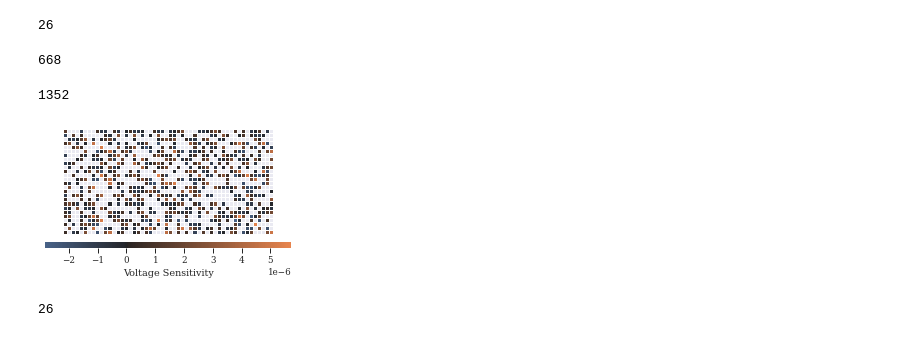
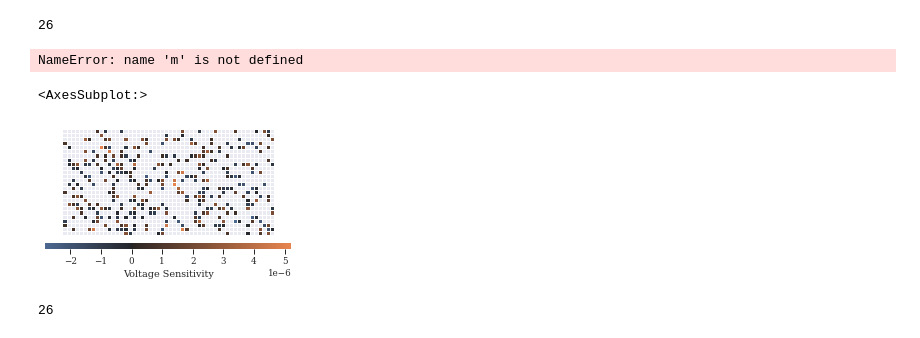
Before and after one commit to samtalki/PowerSensitivities.jl, a Jupyter notebook: notebooks/Sens_Matrix_Completion.ipynb, the cells around one changed output. Saved outputs shown, nothing was run; the diff lists cells and outputs as text; code cells hidden in the pictures.

```diff
--- a/notebooks/Sens_Matrix_Completion.ipynb
+++ b/notebooks/Sens_Matrix_Completion.ipynb
@@ -4,4 +4,8 @@ import seaborn as sns
 import matplotlib.pyplot as plt
 import pandas as pd
 import cvxpy as cp
-sns.set(style='darkgrid',font="DejaVu SerifElectric",context="paper",palette='colorblind')
+import imp
+imp.reload(cp)
+print(cp.installed_solvers())
+
+sns.set(style='darkgrid',font="DejaVu Serif",context="paper",palette='colorblind')
@@ -197,9 +201,11 @@ Where $||\mathbf{S} - \mathbf{S}_0||_F^2 = \sum_{m,n} (S[m,n]-S_0[m,n])^2$ is th
 # %% [markdown]
 ## 2.1: Linear Measurements and Spectral Analysis
 # %%
-m,n = S_13.shape
-# pick which entries we observe uniformly at random
-O = np.random.randint(0,2, (m, n))
-# multiply A by O coordinate-wise
+def linear_measurements(S,pct_obs):
+    """Generates an MxN matrix where pct_unobs are not seen"""
+    m,n = S.shape
+    # pick which entries we observe uniformly at random
+    O = np.random.binomial(1,p=pct_obs,size=(m,n))
+    return np.multiply(S,O)
 
-Y = np.multiply(S_13, O)
+Y = linear_measurements(S_13,pct_obs=0.60)
@@ -207,44 +218,36 @@ Y = np.multiply(S_13, O)
 np.linalg.matrix_rank(Y)
 # %% [output]
 26
-# %%
-z = 0
-for row in O:
-    for i in row:
-        if(i == 0):
-            z+=1
-
-print(z)
-# %% [output]
-668
 # %%
 m*n
 # %% [output]
-1352
+NameError: name 'm' is not defined
 # %%
 x = np.arange(25).reshape(5, 5)
 cmap = sns.diverging_palette(220, 20, as_cmap=True)
 # %%
 grid_kws = {"height_ratios": (.9, .05), "hspace": .1}
 fig,(ax,cbar_ax) = plt.subplots(2, gridspec_kw=grid_kws, figsize=(3.5,3.5/1.61828),constrained_layout=True)
 cmap = sns.diverging_palette(250, 30, l=65, center="dark", as_cmap=True)
+Y = linear_measurements(S_13,pct_obs=0.25)
 sns.heatmap(Y,cmap=cmap,
             center=0,square=True,mask=Y==0,
             xticklabels=False,yticklabels=False,ax=ax,
             cbar_ax=cbar_ax,linewidths=0.9,
             #vmin=-0.05,vmax=0.05,
            cbar_kws={"orientation": "horizontal",
                      "label":"Voltage Sensitivity",
                      "pad":0.1},
            rasterized=True)
 
 #sns.heatmap(Y, mask=Y==0, cbar=False, ax=ax,
 #            annot=False, annot_kws={"weight": "bold"})
 
 #ax.set_title('Observed Entries in Sensitivity Matrix')
-plt.savefig("/home/sam/github/PowerSensitivities.jl/figures/matrix_incomplete.pdf",dpi=380)
+#plt.savefig("/home/sam/github/jacobian_discovery/Figures/matrix_incomplete_0_05pct.pdf",dpi=380)
 # %% [output]
+<AxesSubplot:>
-[figure, old version]
+[figure, new version]
 # %%
 np.linalg.matrix_rank(S_13)
 # %% [output]
```
Also changed, not shown: parts of 32 cells of this notebook, 5 other files.
